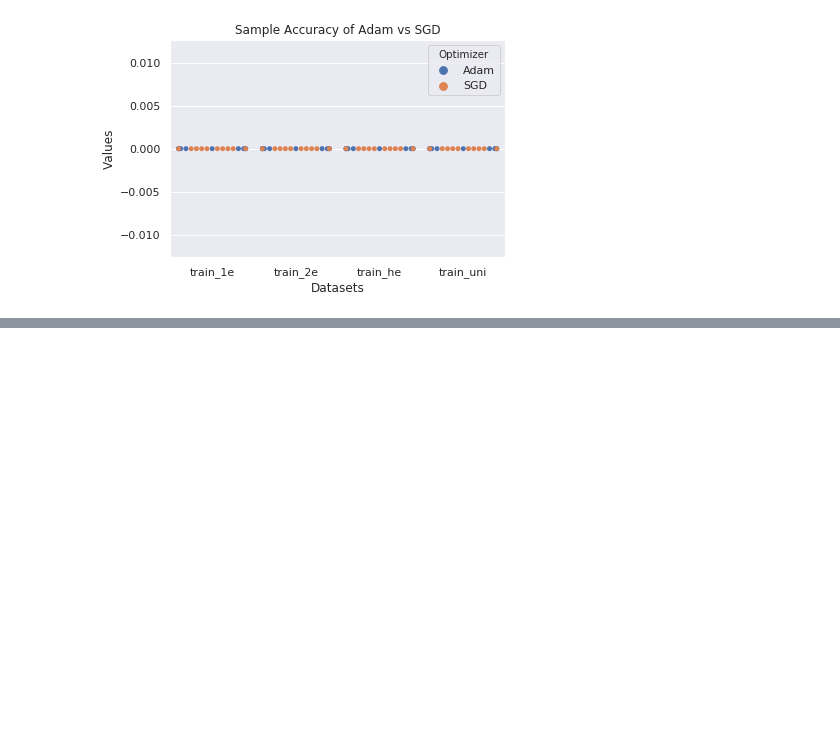
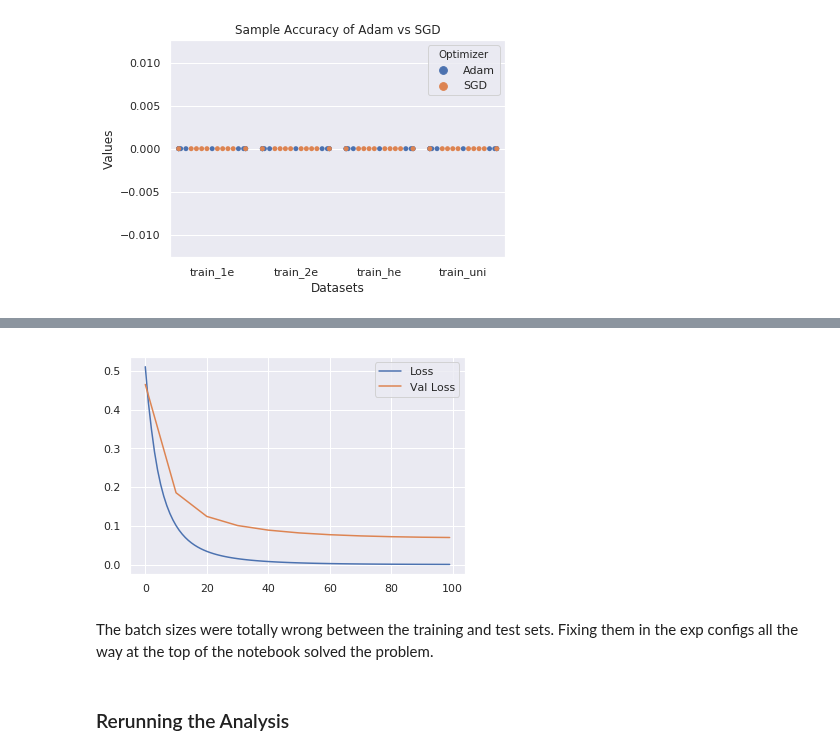
Before and after one commit to apra93/leabra-tf, a Jupyter notebook: docs/source/notebooks/0.5.2-Adam-With-Non-Uniform-Training-Statistics.ipynb, the cells around one changed output, grey strips where cells are left out. Drawn from its saved outputs; the diff is of its cells as text; code cells hidden in the pictures; blank space fills up the shorter version.

Commit message:
nb-0.5.2: Found the problem.

```diff
--- a/docs/source/notebooks/0.5.2-Adam-With-Non-Uniform-Training-Statistics.ipynb
+++ b/docs/source/notebooks/0.5.2-Adam-With-Non-Uniform-Training-Statistics.ipynb
@@ -744,0 +767,9 @@ plt.show()
+# %%
+control_metrics = exp_stats(
+    epochs=100,
+    n_models=1,
+    n_val=10,
+    lr=0.0033,
+    optimizer='Adam',
+    training_sets=['train_uni'],
+    verbose=True,)
@@ -744,0 +793,12 @@ plt.show()
+# %%
+plt.plot(control_metrics['train_uni'][0][0]['loss'], label='Loss')
+plt.plot(control_metrics['train_uni'][1][0]['epoch'],
+         control_metrics['train_uni'][1][0]['loss'], label='Val Loss')
+plt.legend()
+plt.show()
+# %% [output]
+[figure, added]
+# %% [markdown]
+The batch sizes were totally wrong between the training and test sets. Fixing them in the exp configs all the way at the top of the notebook solved the problem.
+# %% [markdown]
+### Rerunning the Analysis
```
Also changed, not shown: parts of 18 cells of this notebook, 1 other file.
